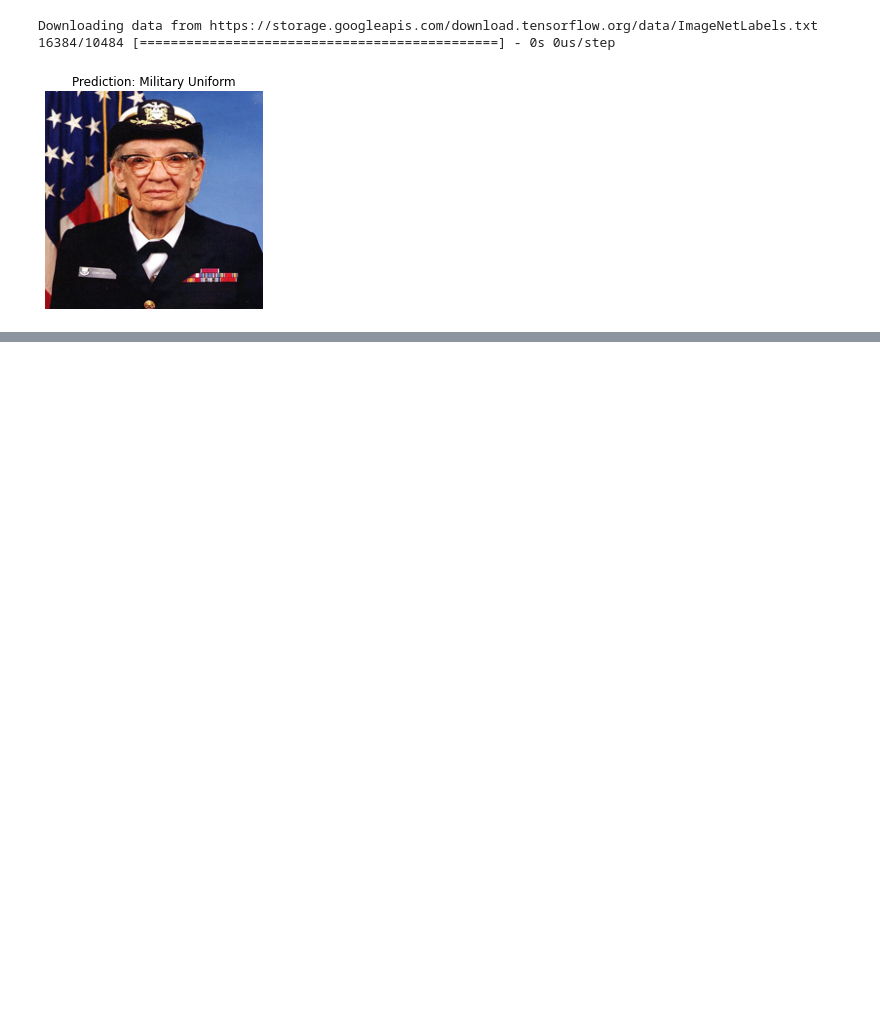
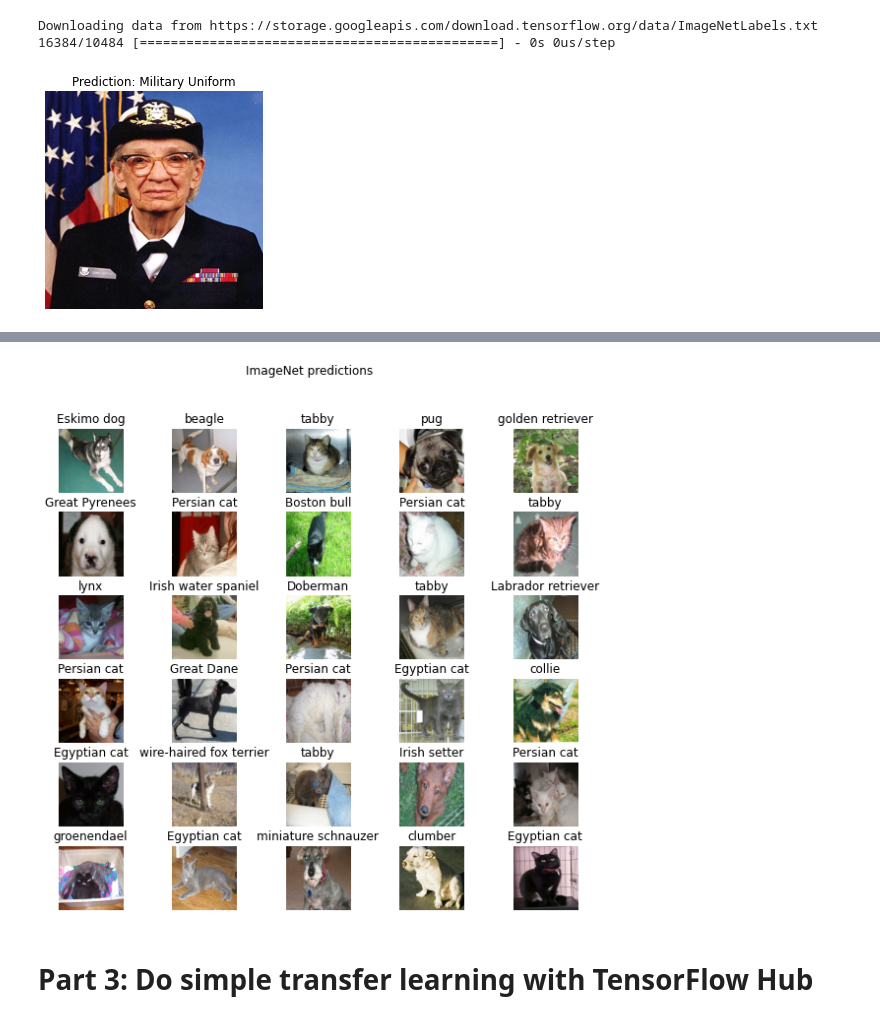
Before and after one commit to DineshChopra/AI-ML, a Jupyter notebook: TensorFlow/Udacity/6_TransferLearning.ipynb, the cells around one changed output, grey strips where cells are left out. Saved outputs shown, nothing was run; the diff lists cells and outputs as text; code cells hidden in the pictures; blank space fills up the shorter version.

```diff
--- a/TensorFlow/Udacity/6_TransferLearning.ipynb
+++ b/TensorFlow/Udacity/6_TransferLearning.ipynb
@@ -73,0 +80,10 @@ Downloading data from https://storage.googleapis.com/download.tensorflow.org/dat
+# %%
+(train_examples, validation_examples), info = tfds.load(
+    'cats_vs_dogs',
+    with_info=True,
+    as_supervised=True,
+    split=['train[:80%]', 'train[80%:]'],
+)
+
+num_examples = info.splits['train'].num_examples
+num_classes = info.features['label'].num_classes
@@ -73,0 +103,9 @@ Downloading data from https://storage.googleapis.com/download.tensorflow.org/dat
+# %%
+def format_image(image, label):
+  image = tf.image.resize(image, (IMAGE_RES, IMAGE_RES))/255.0
+  return image, label
+
+BATCH_SIZE = 32
+
+train_batches      = train_examples.shuffle(num_examples//4).map(format_image).batch(BATCH_SIZE).prefetch(1)
+validation_batches = validation_examples.map(format_image).batch(BATCH_SIZE).prefetch(1)
@@ -73,0 +114,9 @@ Downloading data from https://storage.googleapis.com/download.tensorflow.org/dat
+# %%
+image_batch, label_batch = next(iter(train_batches.take(1)))
+image_batch = image_batch.numpy()
+label_batch = label_batch.numpy()
+
+result_batch = model.predict(image_batch)
+
+predicted_class_names = imagenet_labels[np.argmax(result_batch, axis=-1)]
+predicted_class_names
@@ -73,0 +132,13 @@ Downloading data from https://storage.googleapis.com/download.tensorflow.org/dat
+# %%
+plt.figure(figsize=(10,9))
+for n in range(30):
+  plt.subplot(6,5,n+1)
+  plt.subplots_adjust(hspace = 0.3)
+  plt.imshow(image_batch[n])
+  plt.title(predicted_class_names[n])
+  plt.axis('off')
+_ = plt.suptitle("ImageNet predictions")
+# %% [output]
+[figure, added]
+# %% [markdown]
+# Part 3: Do simple transfer learning with TensorFlow Hub
```
Also changed, not shown: parts of 7 cells of this notebook.
